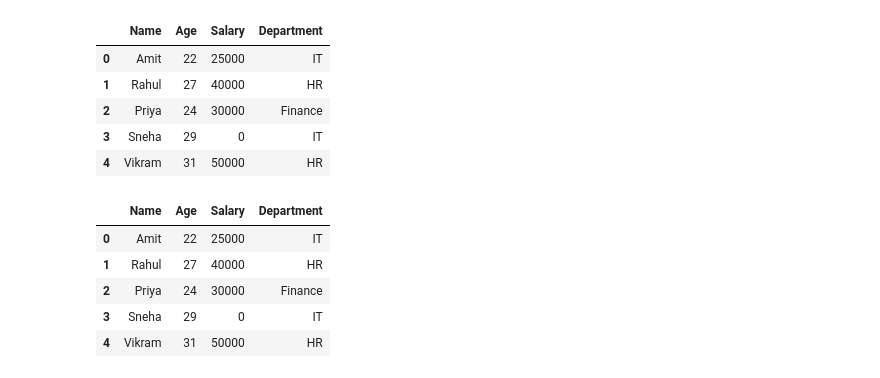
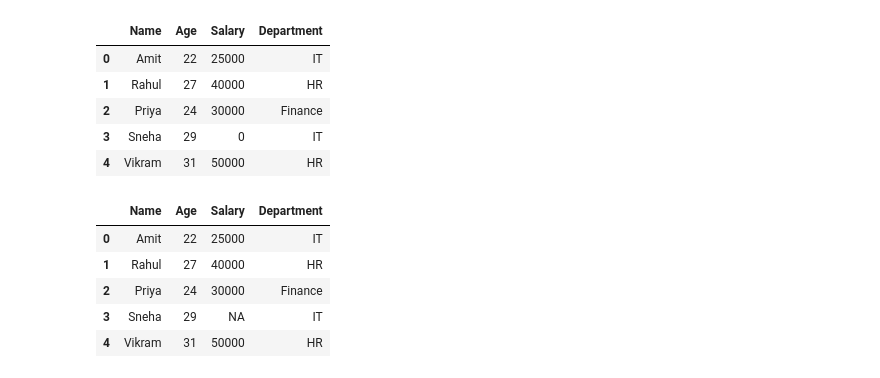
Before and after one commit to rahulgoraksha/ml-algorithms-practice, a Jupyter notebook: notebooks/revision.ipynb, the cells around one changed output. Saved outputs shown, nothing was run; the diff lists cells and outputs as text; code cells hidden in the pictures.

```diff
--- a/notebooks/revision.ipynb
+++ b/notebooks/revision.ipynb
@@ -180,12 +180,13 @@ df
 | 3 | Sneha | 29 | 0 | IT |
 | 4 | Vikram | 31 | 50000 | HR |
 # %%
-df.fillna('NA')
+df['Salary'] = df['Salary'].replace(0, 'NA')
+df['Salary']
 df
 # %% [output]
 |  | Name | Age | Salary | Department |
 | 0 | Amit | 22 | 25000 | IT |
 | 1 | Rahul | 27 | 40000 | HR |
 | 2 | Priya | 24 | 30000 | Finance |
-| 3 | Sneha | 29 | 0 | IT |
+| 3 | Sneha | 29 | NA | IT |
 | 4 | Vikram | 31 | 50000 | HR |
```
Also changed, not shown: 2 other files.
